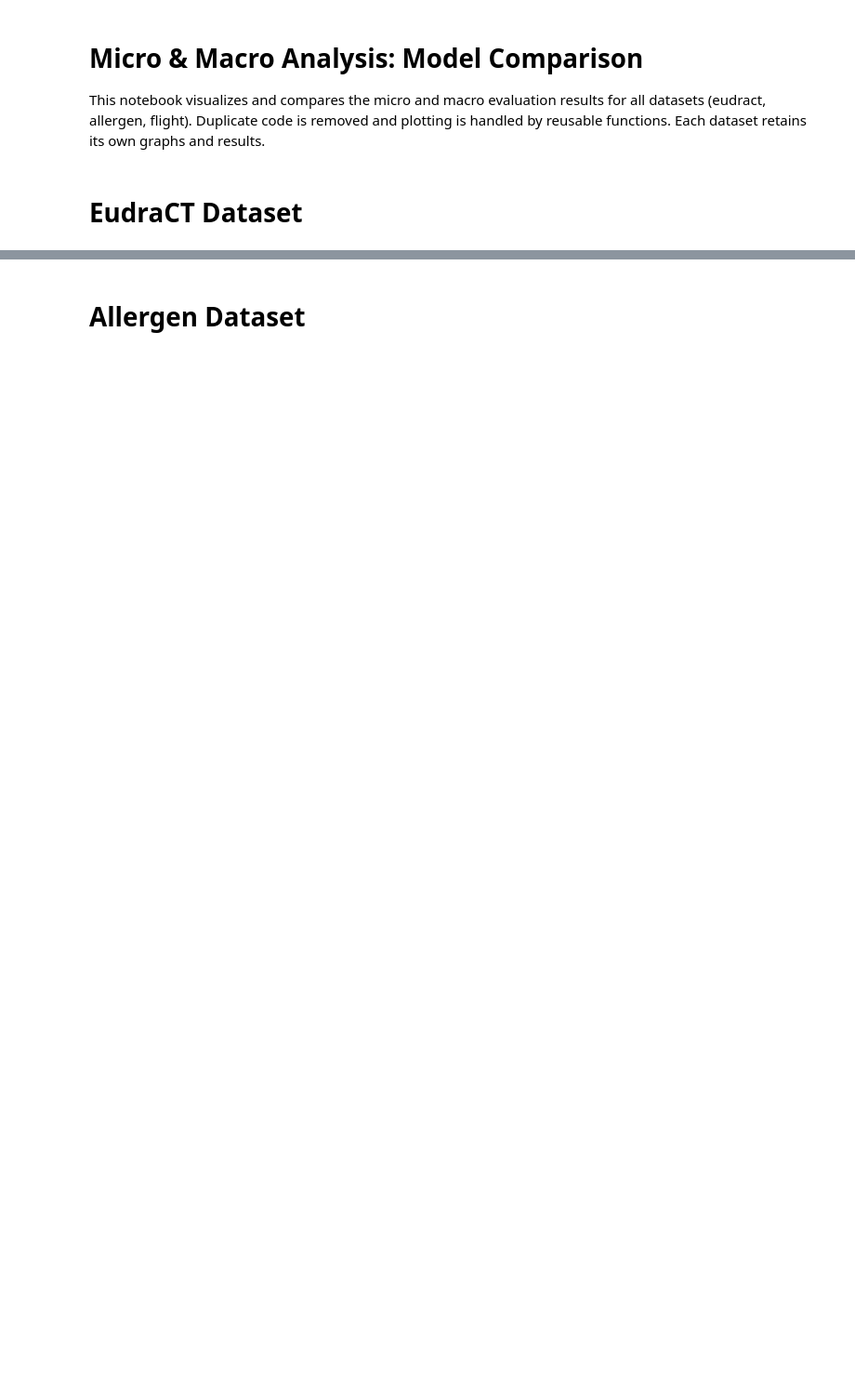
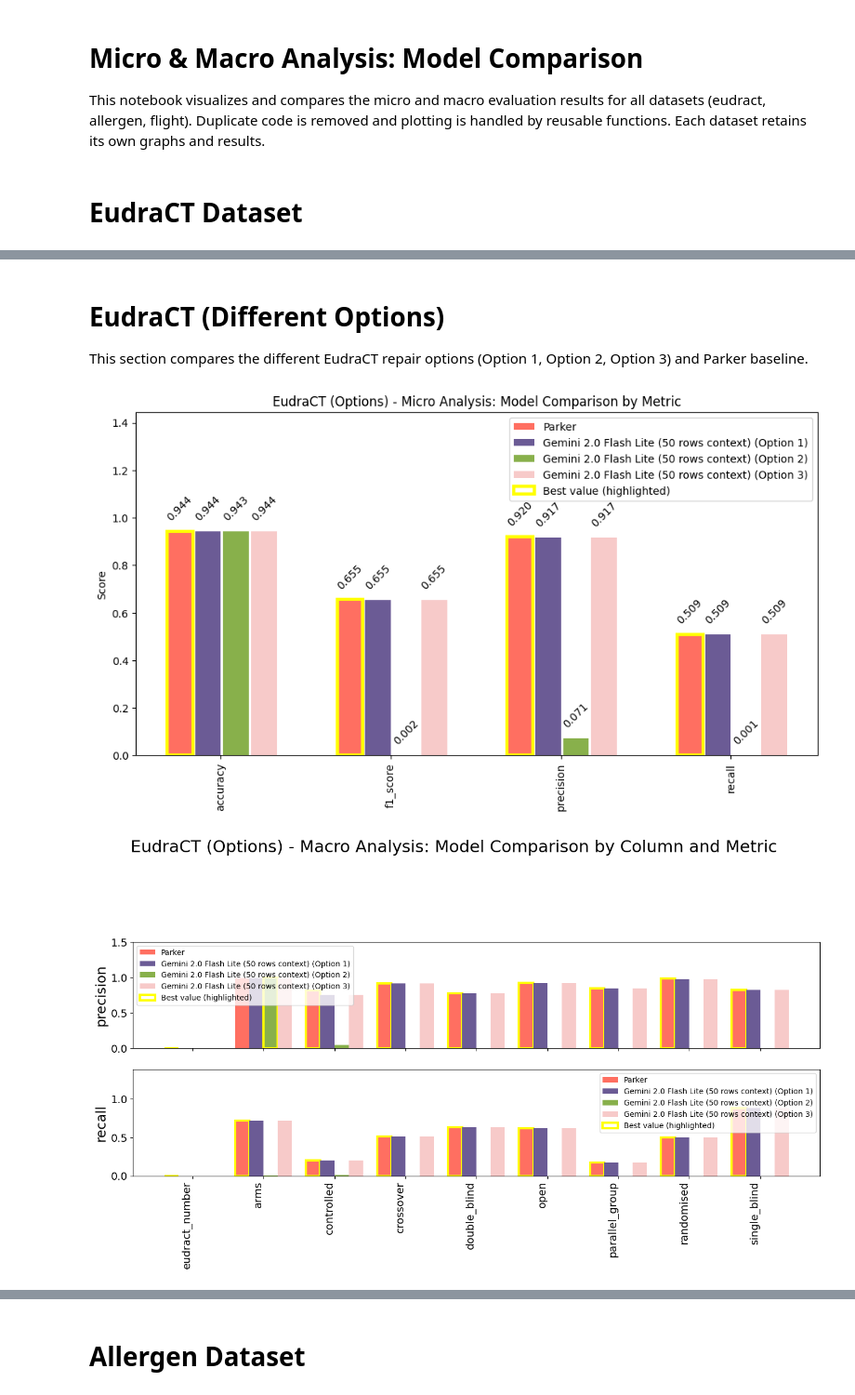
Before and after one commit to lukasketzer/llm_data_quality_assistant, a Jupyter notebook: analysis/results/graphs.ipynb, the cells around one changed output, grey strips where cells are left out. Shown at 93% size. Cells and saved outputs as stored; diff of their text form; code cells hidden in the pictures; blank space fills up the shorter version.

```diff
--- a/analysis/results/graphs.ipynb
+++ b/analysis/results/graphs.ipynb
@@ -263,0 +266,32 @@ plot_macro_difference_vs_parker(load_model_data(base_path, macro_files), "EudraC
+# %% [markdown]
+# EudraCT (Different Options)
+
+This section compares the different EudraCT repair options (Option 1, Option 2, Option 3) and Parker baseline.
+# %%
+# EudraCT (Different Options) paths and files
+base_path = os.path.join('.', 'eudract')
+micro_files = {
+    "Parker": "parker_results_micro.json",
+    "Gemini 2.0 Flash Lite (50 rows context) (Option 1)": "gemini_2_0_flash_lite_50_rows_context_option_1_results_micro.json",
+    "Gemini 2.0 Flash Lite (50 rows context) (Option 2)": "gemini_2_0_flash_lite_50_rows_context_o2_combined_results_micro.json",
+    "Gemini 2.0 Flash Lite (50 rows context) (Option 3)": "gemini_2_0_flash_lite_50_rows_context_option_3_results_micro.json",
+}
+macro_files = {
+    "Parker": "parker_results_macro.json",
+    "Gemini 2.0 Flash Lite (50 rows context) (Option 1)": "gemini_2_0_flash_lite_50_rows_context_option_1_results_macro.json",
+    "Gemini 2.0 Flash Lite (50 rows context) (Option 2)": "gemini_2_0_flash_lite_50_rows_context_o2_combined_results_macro.json",
+    "Gemini 2.0 Flash Lite (50 rows context) (Option 3)": "gemini_2_0_flash_lite_50_rows_context_option_3_results_macro.json",
+}
+# Micro
+model_data = load_model_data(base_path, micro_files)
+plot_micro_analysis(model_data, "EudraCT (Options)")
+# Macro
+model_data = load_model_data(base_path, macro_files)
+plot_macro_analysis(model_data, "EudraCT (Options)")
+# Difference vs Parker (Micro)
+plot_difference_vs_parker(load_model_data(base_path, micro_files), "EudraCT (Options)")
+# Difference vs Parker (Macro)
+plot_macro_difference_vs_parker(load_model_data(base_path, macro_files), "EudraCT (Options)")
+# %% [output]
+[figure, added]
+[figure, added]
```
Also changed, not shown: parts of 4 cells of this notebook, 21 other files.
